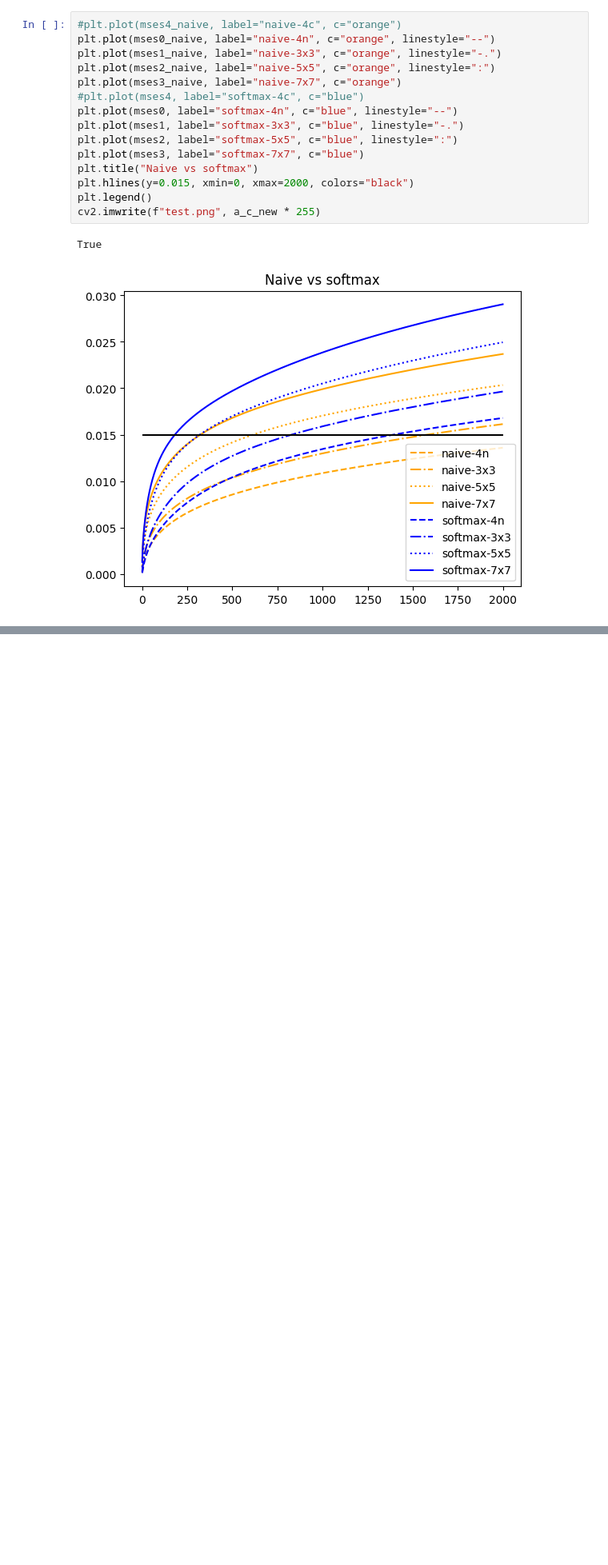
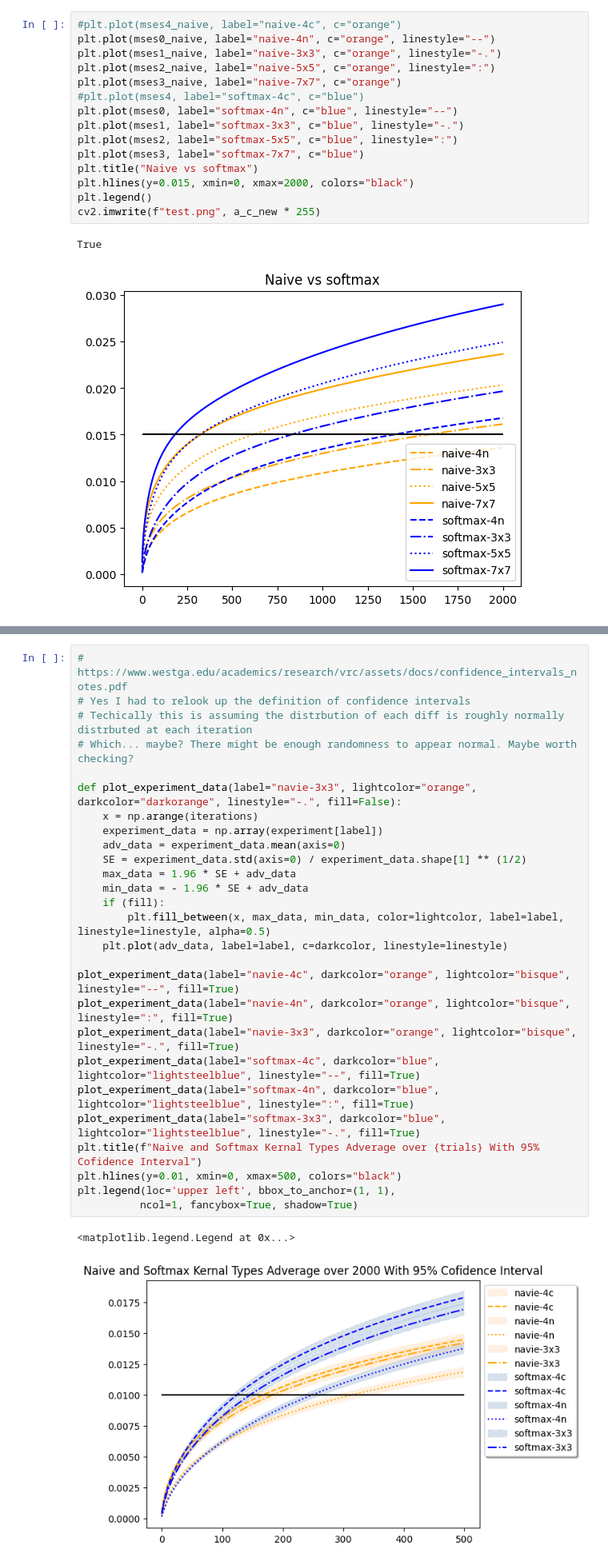
Before and after one commit to UCSD-E4E/depthwise_color_constancy, a Jupyter notebook: demo/nyc_process.ipynb, the cells around one changed output, grey strips where cells are left out. Shown at 80% size. Cells and saved outputs as stored; diff of their text form; blank space fills up the shorter version.

```diff
--- a/demo/nyc_process.ipynb
+++ b/demo/nyc_process.ipynb
@@ -245,0 +412,30 @@ True
+# %%
+# https://www.westga.edu/academics/research/vrc/assets/docs/confidence_intervals_notes.pdf
+# Yes I had to relook up the definition of confidence intervals
+# Techically this is assuming the distrbution of each diff is roughly normally distrbuted at each iteration
+# Which... maybe? There might be enough randomness to appear normal. Maybe worth checking?
+
+def plot_experiment_data(label="navie-3x3", lightcolor="orange", darkcolor="darkorange", linestyle="-.", fill=False):
+    x = np.arange(iterations)
+    experiment_data = np.array(experiment[label])
+    adv_data = experiment_data.mean(axis=0)
+    SE = experiment_data.std(axis=0) / experiment_data.shape[1] ** (1/2)
+    max_data = 1.96 * SE + adv_data
+    min_data = - 1.96 * SE + adv_data
+    if (fill):
+        plt.fill_between(x, max_data, min_data, color=lightcolor, label=label, linestyle=linestyle, alpha=0.5)
+    plt.plot(adv_data, label=label, c=darkcolor, linestyle=linestyle)
+
+plot_experiment_data(label="navie-4c", darkcolor="orange", lightcolor="bisque", linestyle="--", fill=True)
+plot_experiment_data(label="navie-4n", darkcolor="orange", lightcolor="bisque", linestyle=":", fill=True)
+plot_experiment_data(label="navie-3x3", darkcolor="orange", lightcolor="bisque", linestyle="-.", fill=True)
+plot_experiment_data(label="softmax-4c", darkcolor="blue", lightcolor="lightsteelblue", linestyle="--", fill=True)
+plot_experiment_data(label="softmax-4n", darkcolor="blue", lightcolor="lightsteelblue", linestyle=":", fill=True)
+plot_experiment_data(label="softmax-3x3", darkcolor="blue", lightcolor="lightsteelblue", linestyle="-.", fill=True)
+plt.title(f"Naive and Softmax Kernal Types Adverage over {trials} With 95% Cofidence Interval")
+plt.hlines(y=0.01, xmin=0, xmax=500, colors="black")
+plt.legend(loc='upper left', bbox_to_anchor=(1, 1),
+          ncol=1, fancybox=True, shadow=True)
+# %% [output]
+<matplotlib.legend.Legend at 0x...>
+[figure, added]
```
Also changed, not shown: parts of 17 cells of this notebook, 1 other file.
